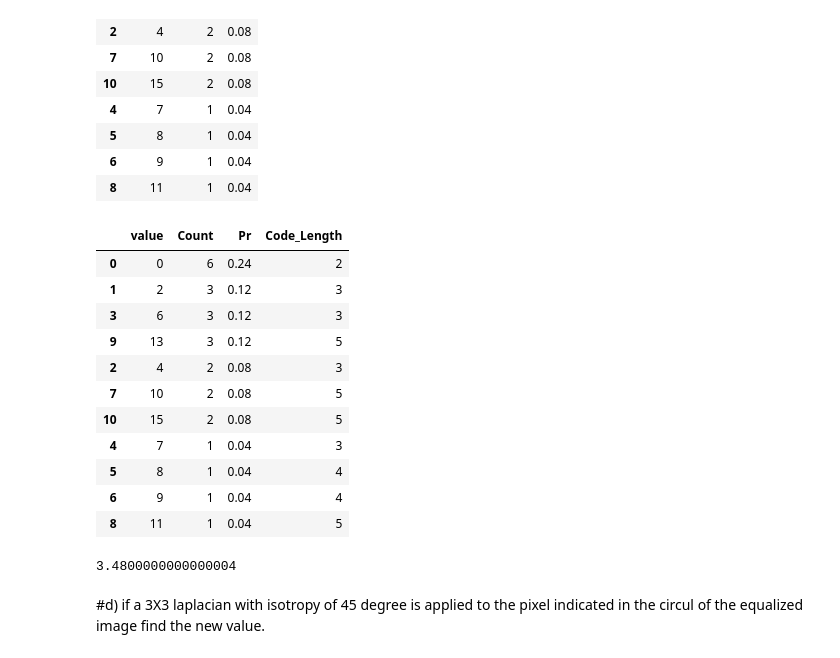
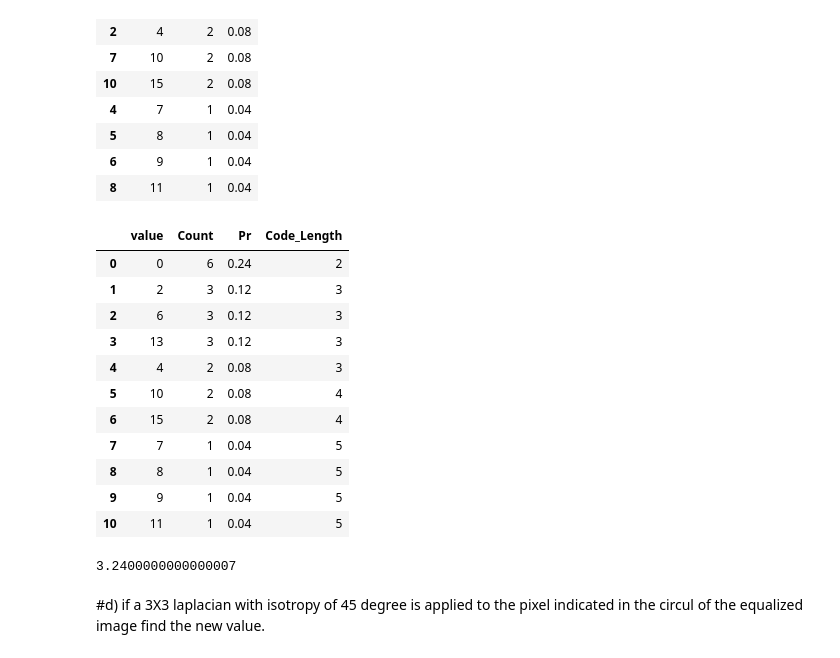
Before and after one commit to aqeel13932/IP, a Jupyter notebook: hw8/HW8.ipynb, the cells around one changed output. Drawn from its saved outputs; the diff is of its cells as text; code cells hidden in the pictures.

```diff
--- a/hw8/HW8.ipynb
+++ b/hw8/HW8.ipynb
@@ -130,30 +130,31 @@ Edf
 # %%
 Ey = np.bincount(Eimg)
 Eii = np.nonzero(Ey)[0]
 Ea = pd.Series(Eii,name='value')
 Eb = pd.Series(Ey[Eii],name='Count')
 Edf = pd.concat([Ea,Eb],axis=1)
 Edf['Pr'] = Edf['Count']/25
-Edf = Edf.sort('Count',ascending=False)
-Edf['Code_Length']= pd.Series([2,3,3,3,3,4,4,5,5,5,5])
+Edf.sort('Count',ascending=False, inplace=True)
+Edf = Edf.reset_index(drop=True)
+Edf['Code_Length']= pd.Series([2,3,3,3,3,4,4,5,5,5,5])#2,3,3,3,3,4,4,5,5,5,5])
 Edf
 # %% [output]
 |  | value | Count | Pr | Code_Length |
 | 0 | 0 | 6 | 0.24 | 2 |
 | 1 | 2 | 3 | 0.12 | 3 |
-| 3 | 6 | 3 | 0.12 | 3 |
-| 9 | 13 | 3 | 0.12 | 5 |
-| 2 | 4 | 2 | 0.08 | 3 |
-| 7 | 10 | 2 | 0.08 | 5 |
-| 10 | 15 | 2 | 0.08 | 5 |
-| 4 | 7 | 1 | 0.04 | 3 |
-| 5 | 8 | 1 | 0.04 | 4 |
-| 6 | 9 | 1 | 0.04 | 4 |
-| 8 | 11 | 1 | 0.04 | 5 |
+| 2 | 6 | 3 | 0.12 | 3 |
+| 3 | 13 | 3 | 0.12 | 3 |
+| 4 | 4 | 2 | 0.08 | 3 |
+| 5 | 10 | 2 | 0.08 | 4 |
+| 6 | 15 | 2 | 0.08 | 4 |
+| 7 | 7 | 1 | 0.04 | 5 |
+| 8 | 8 | 1 | 0.04 | 5 |
+| 9 | 9 | 1 | 0.04 | 5 |
+| 10 | 11 | 1 | 0.04 | 5 |
 # %%
-sum( Edf['Pr']*Edf['Code_Length'])
+np.sum( Edf['Pr']*Edf['Code_Length'])
 # %% [output]
-3.4800000000000004
+3.2400000000000007
 # %% [markdown]
 #d)
 if a 3X3 laplacian with isotropy of 45 degree is applied to the pixel indicated in the circul of the equalized image find the new value.
```
Also changed, not shown: 10 other files.
